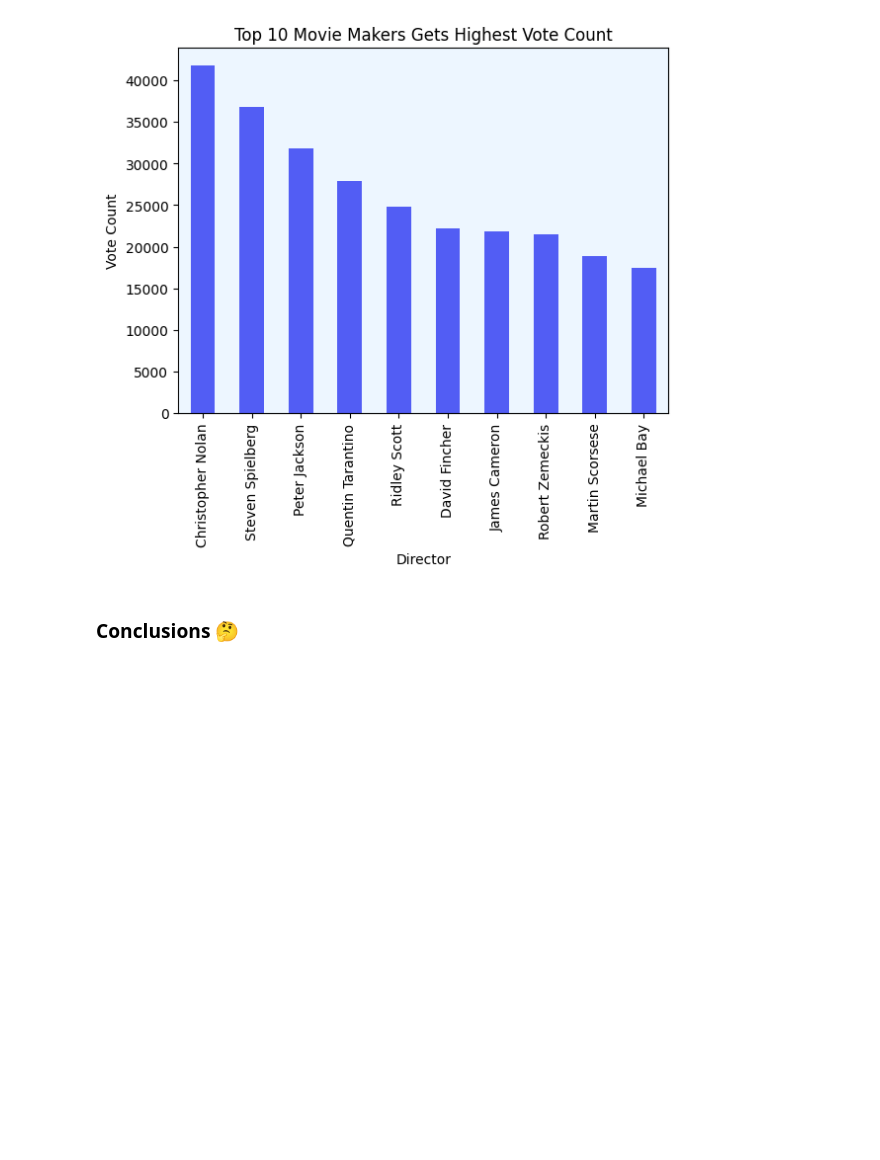
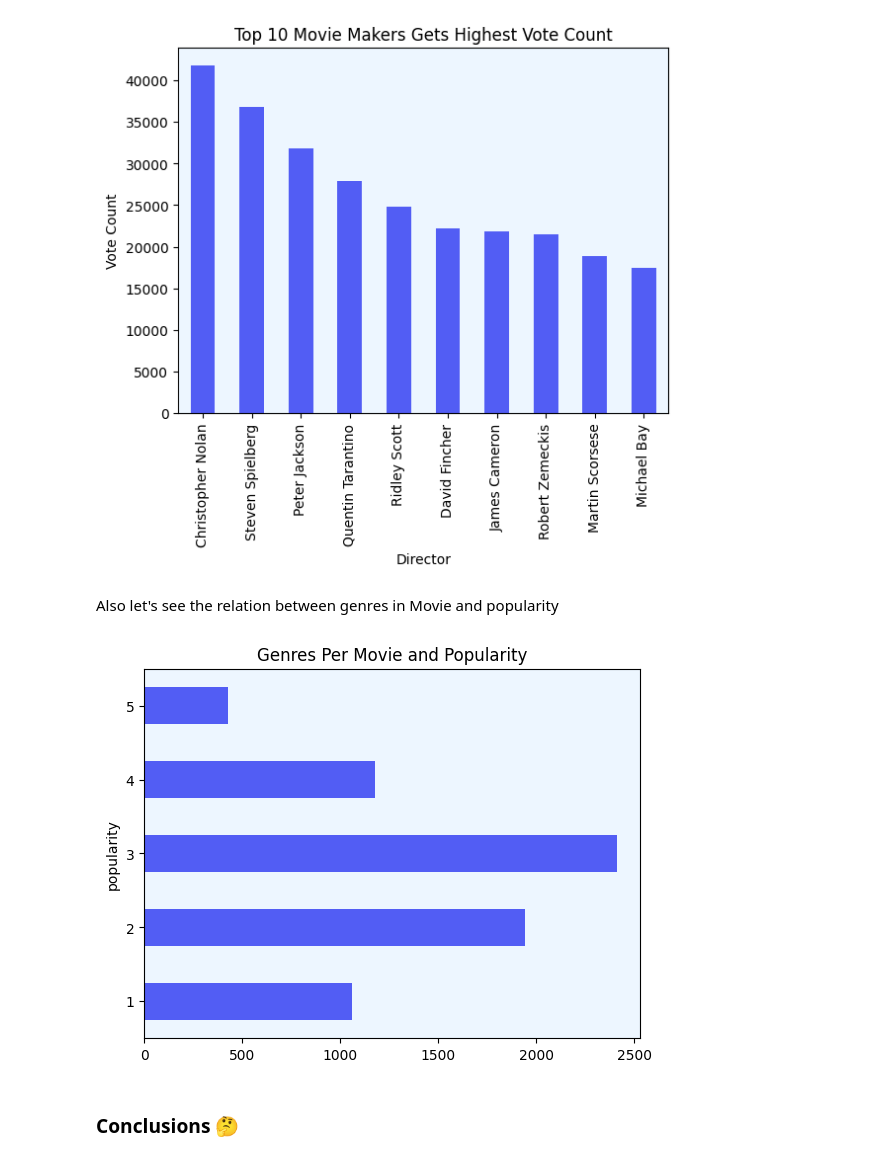
Before and after one commit to mszakii/DECI-L3-P1, a Jupyter notebook: project.ipynb, the cells around one changed output. Cells and saved outputs as stored; diff of their text form; code cells hidden in the pictures; blank space fills up the shorter version.

```diff
--- a/project.ipynb
+++ b/project.ipynb
@@ -241,6 +269,13 @@ data.groupby("director")['vote_count'].sum().sort_values(ascending=False).head(1
 plot("Director", "Vote Count", "Top 10 Movie Makers Gets Highest Vote Count")
 # %% [output]
 [figure]
+# %% [markdown]
+Also let's see the relation between genres in Movie and popularity
+# %%
+filter = data_with_genres.groupby("Genres_Per_Movie")["popularity"].sum().plot(kind="barh")
+plot(y="popularity", title="Genres Per Movie and Popularity")
+# %% [output]
+[figure, added]
 # %% [markdown]
 ### Conclusions 🤔
 # %% [markdown]
```
Also changed, not shown: parts of 18 cells of this notebook, 1 other file.
